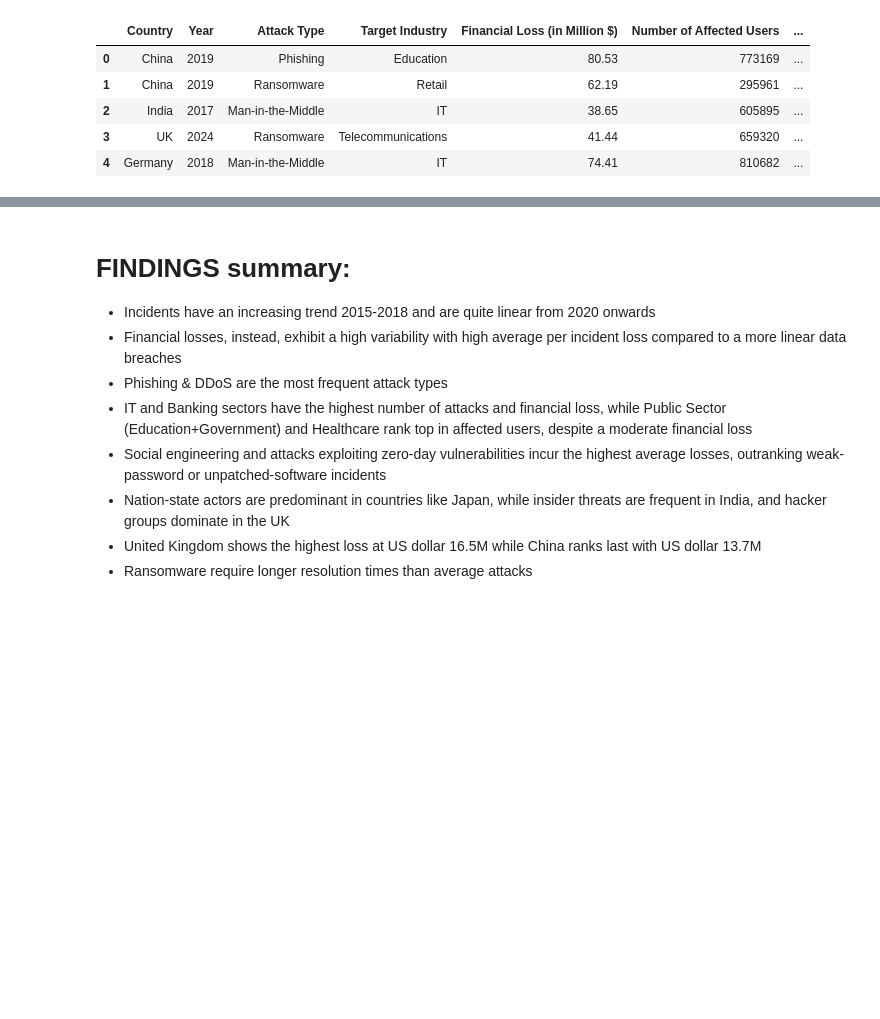
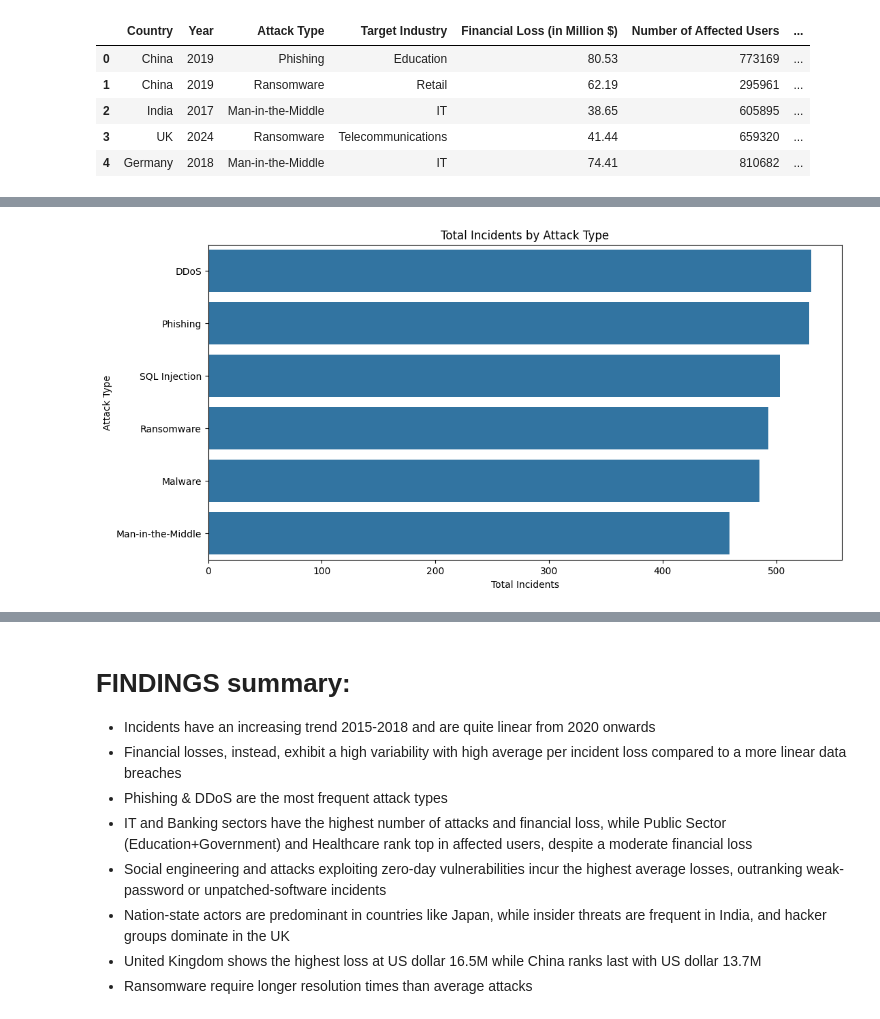
Before and after one commit to LixPix/Global-Cybersecurity-Threats-and-Trends, a Jupyter notebook: jupyter_notebooks/ETL_EDA_global_cyberthreats.ipynb, the cells around one changed output, grey strips where cells are left out. Saved outputs shown, nothing was run; the diff lists cells and outputs as text; code cells hidden in the pictures; blank space fills up the shorter version.

```diff
--- a/jupyter_notebooks/ETL_EDA_global_cyberthreats.ipynb
+++ b/jupyter_notebooks/ETL_EDA_global_cyberthreats.ipynb
@@ -1497,88 +113,11 @@ except Exception as e:
 # %%
-# 🎯 ATTACK TYPE ANALYSIS (Matplotlib Style)
-print("📊 Creating Comprehensive Attack Type Analysis with Statistical Testing")
-
-# Create subplot combining frequency and distribution analysis
-fig = make_subplots(
-    rows=1, cols=2,
-    subplot_titles=('Attack Type Frequency Distribution', 'Financial Loss by Attack Type'),
-    column_widths=[0.4, 0.6],
-    horizontal_spacing=0.15
-)
-
-# Left plot: Attack type frequencies with matplotlib styling
+# attack types total incidents
 attack_types = cleaned_df['Attack Type'].value_counts().reset_index()
 attack_types.columns = ['Attack Type', 'Total Incidents']
-
-fig.add_trace(go.Bar(
-    y=attack_types['Attack Type'],
-    x=attack_types['Total Incidents'],
-    orientation='h',
-    name='Incident Count',
-    marker_color=matplotlib_colours[0],
-    marker_line_color='black',
-    marker_line_width=1
-), row=1, col=1)
-
-# Right plot: Violin plots for financial loss distribution
-attack_types_list = cleaned_df['Attack Type'].unique()
-for i, attack_type in enumerate(attack_types_list):
-    data = cleaned_df[cleaned_df['Attack Type'] == attack_type]['Financial Loss (in Million $)']
-
-    fig.add_trace(go.Violin(
-        y=data,
-        name=attack_type,
-        x=[attack_type] * len(data),
-        box_visible=True,
-        meanline_visible=True,
-        fillcolor=matplotlib_colours[i % len(matplotlib_colours)],
-        opacity=0.7,
-        line_color='black',
-        showlegend=False
-    ), row=1, col=2)
-
-# Apply matplotlib template
-fig.update_layout(matplotlib_template['layout'])
-fig.update_layout(
-    title='Attack Type Analysis: Frequency and Financial Impact Distribution',
-    height=600,
-    width=1200
-)
-
-# Update axes
-fig.update_xaxes(title_text="Number of Incidents", row=1, col=1)
-fig.update_yaxes(title_text="Attack Type", row=1, col=1)
-fig.update_xaxes(title_text="Attack Type", row=1, col=2)
-fig.update_yaxes(title_text="Financial Loss (Million $)", row=1, col=2)
-
-fig.show()
-
-# Statistical analysis
-print("\n🧪 Statistical Analysis of Attack Types:")
-print("=" * 60)
-
-# Chi-square test for attack frequency distribution
-attack_freq = cleaned_df['Attack Type'].value_counts()
-observed_frequencies = attack_freq.values
-expected_freq = len(cleaned_df) / len(attack_freq)
-chi2_stat, p_value = chisquare(observed_frequencies)
-
-print(f"📊 Attack Type Frequency Analysis:")
-for attack_type, count in attack_freq.items():
-    percentage = (count / len(cleaned_df)) * 100
-    print(f"   • {attack_type}: {count} incidents ({percentage:.1f}%)")
-
-print(f"\n🧮 Chi-square Goodness of Fit Test:")
-print(f"   • Chi-square statistic: χ² = {chi2_stat:.3f}")
-print(f"   • P-value: p = {p_value:.2e}")
-print(f"   • Result: {'Attack types are NOT equally distributed' if p_value < 0.05 else 'No significant difference in distribution'}")
-
-# ANOVA for financial losses by attack type
-groups = [cleaned_df[cleaned_df['Attack Type'] == at]['Financial Loss (in Million $)'] for at in attack_types_list]
-f_stat, p_anova = f_oneway(*groups)
-
-print(f"\n💰 Financial Impact Analysis:")
-print(f"   • ANOVA F-statistic: {f_stat:.3f}")
-print(f"   • P-value: {p_anova:.6f}")
-print(f"   • Result: {'Significant differences in financial impact' if p_anova < 0.05 else 'No significant differences in financial impact'}")
+plt.figure(figsize=(12, 6))
+sns.barplot(data=attack_types, x='Total Incidents', y='Attack Type')
+plt.title('Total Incidents by Attack Type')
+plt.xlabel('Total Incidents')
+plt.ylabel('Attack Type')
+plt.show()
 # %% [output]
@@ -1602 +124,2 @@ print(f"   • Result: {'Significant differences in financial impact' if p_anova
+[figure, added]
 # %% [markdown]
```
Also changed, not shown: parts of 54 cells of this notebook, 22 other files.
